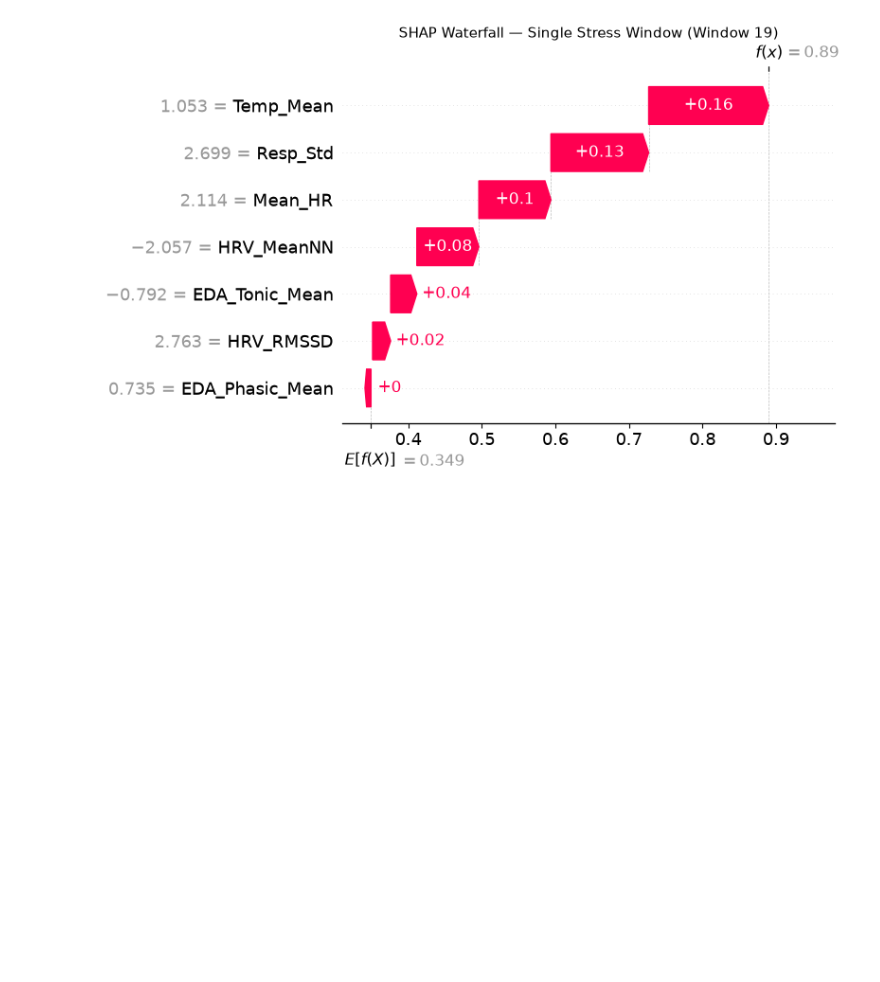
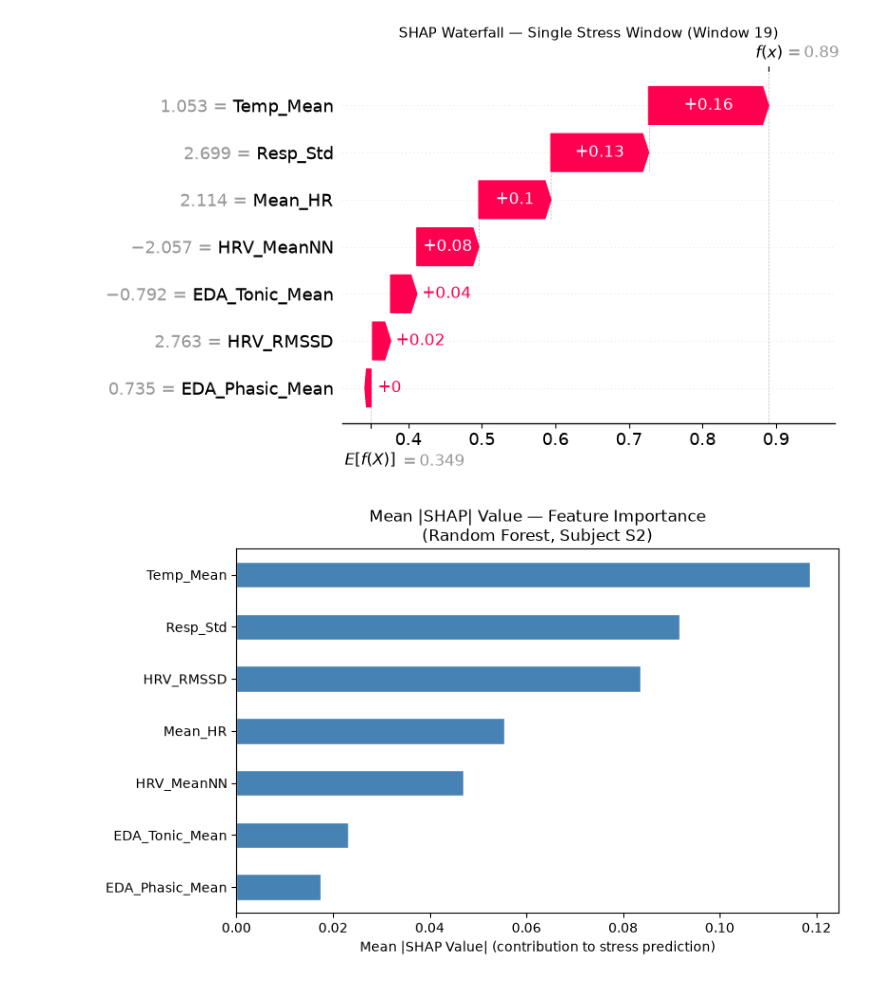
Before and after one commit to masum-abid/wesad-stress-detection, a Jupyter notebook: notebooks/05_explainability.ipynb, the cells around one changed output. Cells and saved outputs as stored; diff of their text form; code cells hidden in the pictures; blank space fills up the shorter version.

```diff
--- a/notebooks/05_explainability.ipynb
+++ b/notebooks/05_explainability.ipynb
@@ -147,3 +147,21 @@ plt.savefig('../outputs/shap_waterfall.png', dpi=150, bbox_inches='tight')
 plt.show()
 # %% [output]
 [figure]
+# %%
+fig, ax = plt.subplots(figsize=(8, 5))
+
+importance.sort_values().plot(
+    kind='barh', ax=ax,
+    color='steelblue', edgecolor='white'
+)
+
+ax.set_title('Mean |SHAP| Value — Feature Importance\n(Random Forest, Subject S2)',
+             fontsize=12)
+ax.set_xlabel('Mean |SHAP Value| (contribution to stress prediction)')
+ax.axvline(x=0, color='black', linewidth=0.8)
+
+plt.tight_layout()
+plt.savefig('../outputs/shap_importance.png', dpi=150)
+plt.show()
+# %% [output]
+[figure, added]
```
Also changed, not shown: parts of 4 cells of this notebook, 3 other files.
